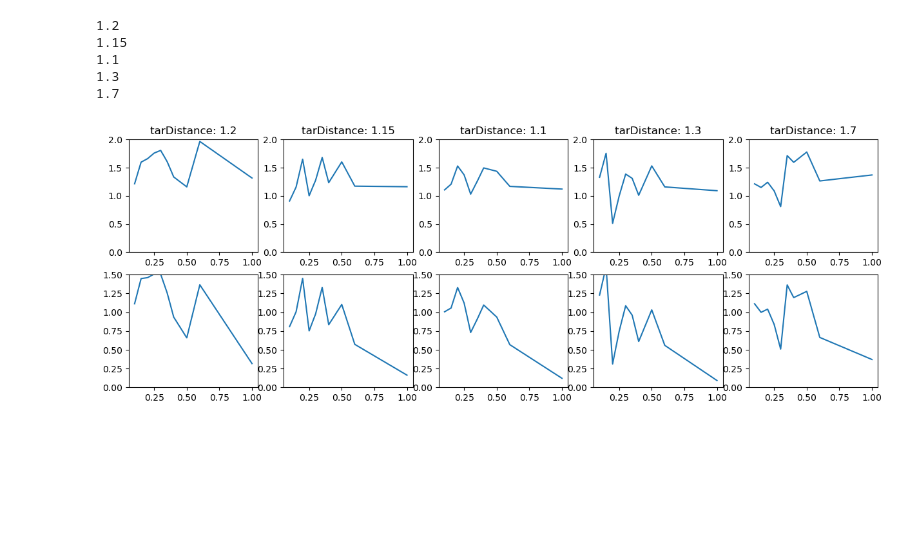
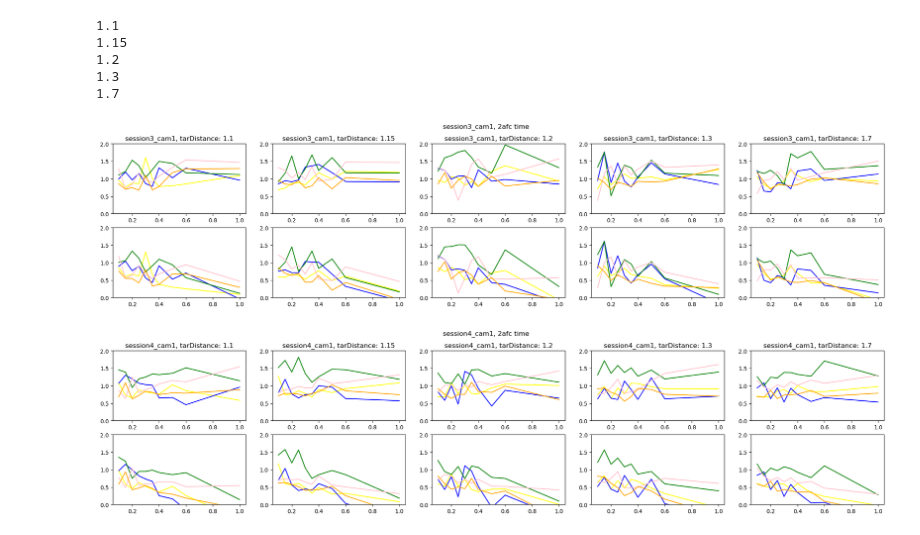
Before and after one commit to ZHTis/count, a Jupyter notebook: datacolin/datacolin.ipynb, the cells around one changed output. Saved outputs shown, nothing was run; the diff lists cells and outputs as text; code cells hidden in the pictures; blank space fills up the shorter version.

```diff
--- a/datacolin/datacolin.ipynb
+++ b/datacolin/datacolin.ipynb
@@ -47,0 +225,13 @@ session4_cam3 = session4.loc[session4['camID'] == 3]
+# %%
+# read 2afc CR change\
+import matplotlib.pyplot as plt
+fig, ax = plt.subplots(len(df_pon_behaviorC),1, figsize=(25, 15))
+fig.suptitle('2afc CR to time')
+for i,item in enumerate(df_pon_behaviorC):
+    ax[i].set_title(str(i))
+    a=item['df']['correctRate'].astype(float)
+    x=item['df']['initTime'].astype(float)
+    ax[i].plot(x,a)
+    ax[i].set_ylim(0,1)
+    ax[i].set_xlim(0,1800)
+plt.savefig('2afc_CRtoTime.png')
@@ -48,29 +240,47 @@ session4_cam3 = session4.loc[session4['camID'] == 3]
 # %%
 # read 2afc time
 import matplotlib.pyplot as plt
-tarDislist=data['targetsDistance'].unique()
-fig, ax = plt.subplots(2,len(tarDislist), figsize=(15, 5))
+tarDislist= sorted(df_pon_behaviorC[0]['df']['targetsDistance'].unique())
+color = ['yellow','b','green','pink','orange','purple']
+
+fig, ax = plt.subplots(2,len(tarDislist), figsize=(25, 5))
+fig.suptitle('session3_cam1, 2afc time')
 for i,item in enumerate(tarDislist):
     print(item.round(2))
+    ax[0,i].set_title(f'session3_cam1, tarDistance: {item.round(2)}')
+    # compare across inidividual
+    for j in range(0,len(df_pon_behaviorC)):
+        toplt = session3_cam1[j]['df'].loc[session3_cam1[j]['df']['targetsDistance'] == item].groupby('ratio')
+        ttimtIni_s3_id1 = toplt['touchTimefromInit'].mean().reset_index(drop=False)
+        ttimtPaus_s3_id1 = ttimtIni_s3_id1
+        ttimtPaus_s3_id1['touchTimefromPause'] = ttimtIni_s3_id1['touchTimefromInit']- ttimtIni_s3_id1['ratio']
 
-    ## compare acreoss view perspectives
-    ## compare across inidividual
-    ## compare mean and std and distribution
-    ## plot  x <- tar ,indipendently ratio
-    toplt = session3_cam1.loc[session3_cam1['targetsDistance'] == item].groupby('ratio')
-    ttimtIni_s3_id1 = toplt['touchTimefromInit'].mean().reset_index(drop=False)
-    ttimtPaus_s3_id1 = ttimtIni_s3_id1
-    ttimtPaus_s3_id1['touchTimefromPause'] = ttimtIni_s3_id1['touchTimefromInit']- ttimtIni_s3_id1['ratio']
-    ## or substract first then average
-    ax[0,i].plot(ttimtIni_s3_id1['ratio'],ttimtIni_s3_id1['touchTimefromInit'])
-    ax[0,i].set_ylim(0,2)
-    ax[0,i].set_title(f'tarDistance: {item.round(2)}')
-    ax[1,i].plot(ttimtPaus_s3_id1['ratio'],ttimtPaus_s3_id1['touchTimefromPause'])
-    ax[1,i].set_ylim(0,1.5)
+        ax[0,i].plot(ttimtIni_s3_id1['ratio'],ttimtIni_s3_id1['touchTimefromInit'],color=color[j])
+        ax[0,i].set_ylim(0,2)
+
+        ax[1,i].plot(ttimtPaus_s3_id1['ratio'],ttimtPaus_s3_id1['touchTimefromPause'],color=color[j])
+        ax[1,i].set_ylim(0,2)
+
+fig, ax = plt.subplots(2,len(tarDislist), figsize=(25, 5))
+fig.suptitle('session4_cam1, 2afc time')
+for i,item in enumerate(tarDislist):
+    ax[0,i].set_title(f'session4_cam1, tarDistance: {item.round(2)}')
+    # compare across inidividual
+    for j in range(0,len(df_pon_behaviorC)):
+        toplt = session4_cam1[j]['df'].loc[session4_cam1[j]['df']['targetsDistance'] == item].groupby('ratio')
+        ttimtIni_s4_id1 = toplt['touchTimefromInit'].mean().reset_index(drop=False)
+        ttimtPaus_s4_id1 = ttimtIni_s4_id1
+        ttimtPaus_s4_id1['touchTimefromPause'] = ttimtIni_s4_id1['touchTimefromInit']- ttimtIni_s4_id1['ratio']
+        ax[0,i].plot(ttimtIni_s4_id1['ratio'],ttimtIni_s4_id1['touchTimefromInit'],color=color[j])
+        ax[0,i].set_ylim(0,2)
+
+        ax[1,i].plot(ttimtPaus_s4_id1['ratio'],ttimtPaus_s4_id1['touchTimefromPause'],color=color[j])
+        ax[1,i].set_ylim(0,2)
 # %% [output]
+1.1
+1.15
 1.2
-1.15
-1.1
 1.3
 1.7
-[figure, old version]
+[figure, new version]
+[figure, added]
```
Also changed, not shown: parts of 14 cells of this notebook, 31 other files.
